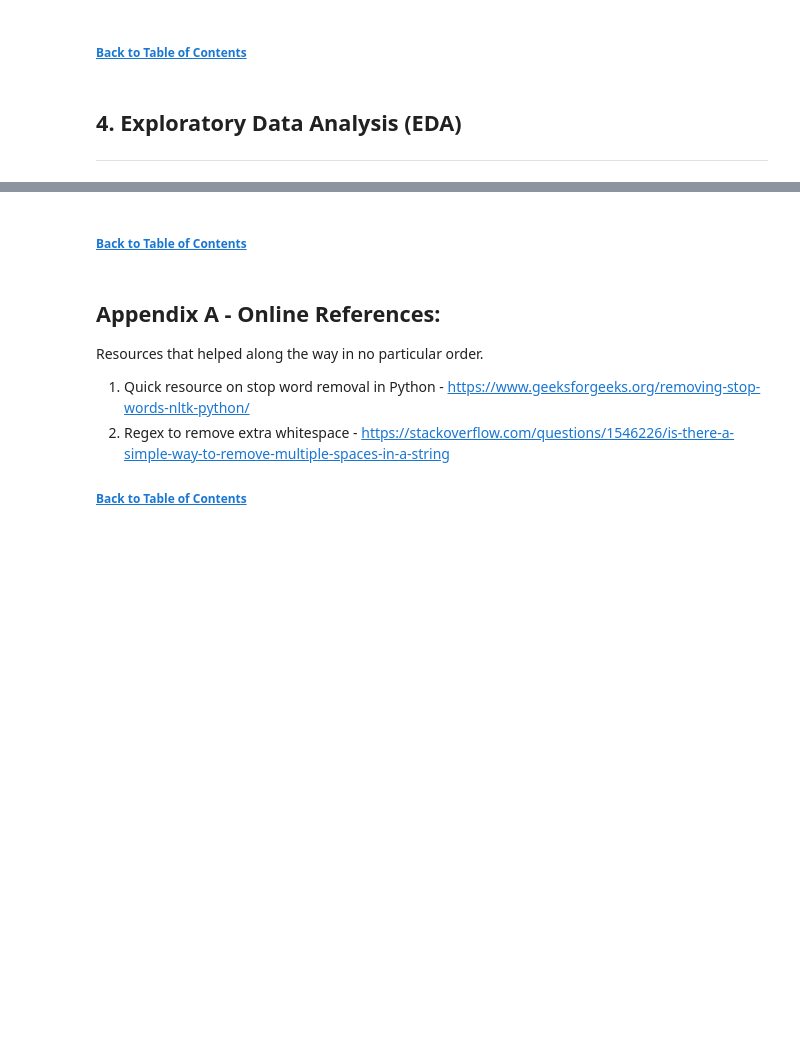
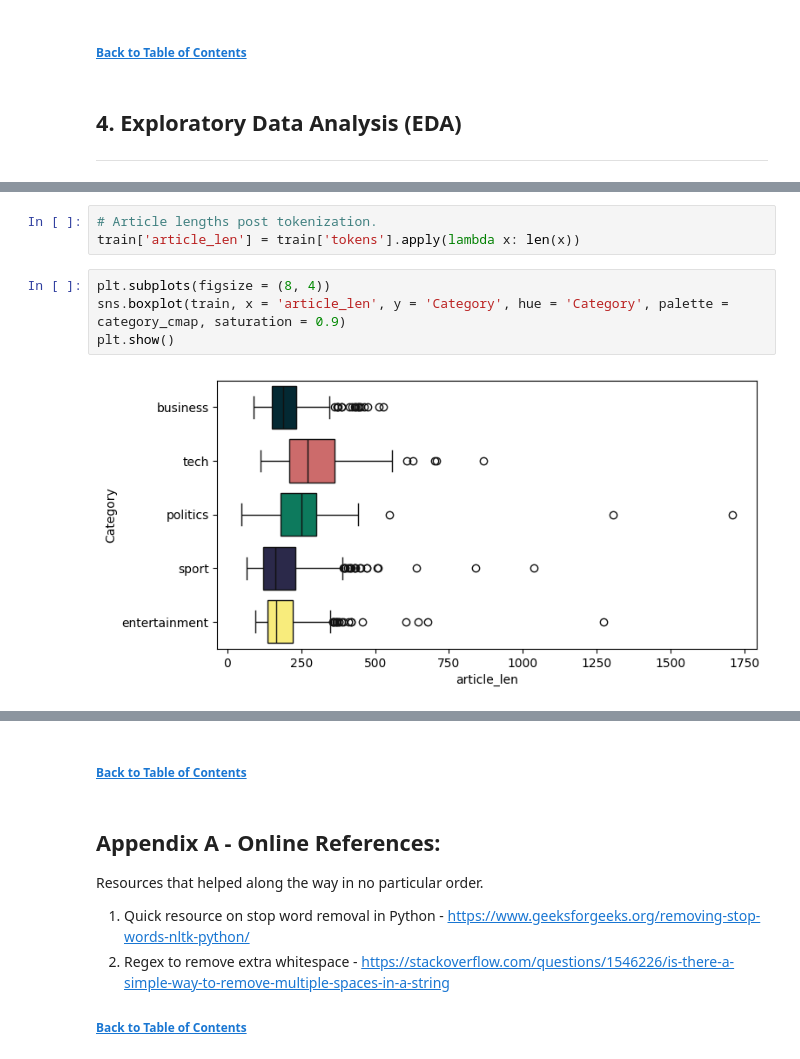
Before and after one commit to chill0121/News_Article_Matrix_Factorization, a Jupyter notebook: BBC_News_Classification.ipynb, the cells around one changed output, grey strips where cells are left out. Cells and saved outputs as stored; diff of their text form; blank space fills up the shorter version.

```diff
--- a/BBC_News_Classification.ipynb
+++ b/BBC_News_Classification.ipynb
@@ -373,0 +393,9 @@ plt.show()
+# %%
+# Article lengths post tokenization.
+train['article_len'] = train['tokens'].apply(lambda x: len(x))
+# %%
+plt.subplots(figsize = (8, 4))
+sns.boxplot(train, x = 'article_len', y = 'Category', hue = 'Category', palette = category_cmap, saturation = 0.9)
+plt.show()
+# %% [output]
+[figure, added]
```
Also changed, not shown: parts of 12 cells of this notebook.
